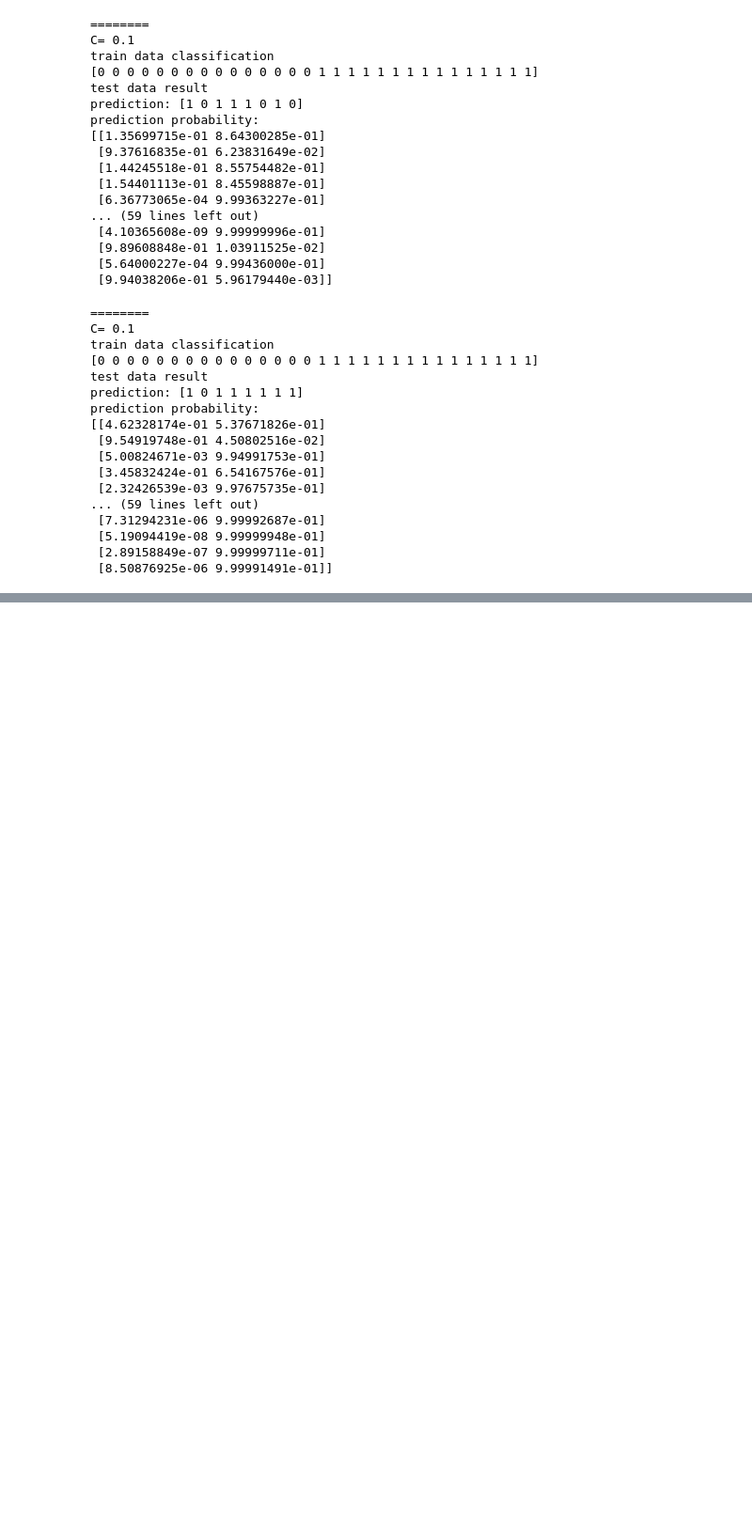
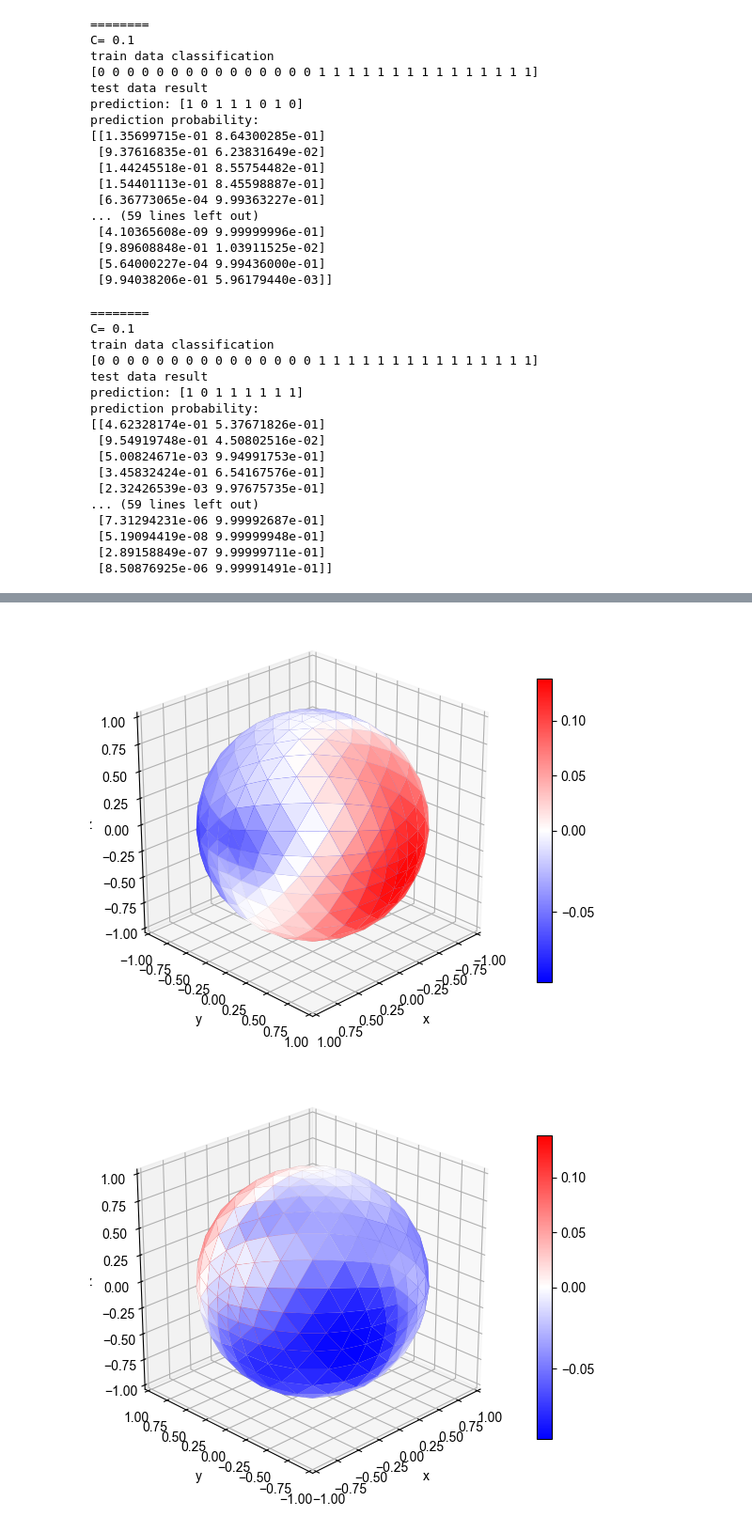
Before and after one commit to TopologicalBird/airway-pht-2, a Jupyter notebook: codes/evaluation_github.ipynb, the cells around one changed output, grey strips where cells are left out. Shown at 94% size. Saved outputs shown, nothing was run; the diff lists cells and outputs as text; code cells hidden in the pictures; blank space fills up the shorter version.

```diff
--- a/codes/evaluation_github.ipynb
+++ b/codes/evaluation_github.ipynb
@@ -805,3 +805,27 @@ prediction probability:
  [5.19094419e-08 9.99999948e-01]
  [2.89158849e-07 9.99999711e-01]
  [8.50876925e-06 9.99991491e-01]]
+# %%
+def octahedron_directions(f=9):
+    # Integer lattice points on the L1 “sphere”: |i|+|j|+|k| = f
+    pts = []
+    for i in range(-f, f+1):
+        for j in range(-f, f+1):
+            k_abs = f - abs(i) - abs(j)
+            if k_abs < 0:
+                continue
+            if k_abs == 0:
+                pts.append((i, j, 0))
+            else:
+                pts.append((i, j,  k_abs))
+                pts.append((i, j, -k_abs))
+
+    # Unique & sorted for reproducibility
+    pts = sorted(set(pts))
+
+    # Map to the octahedron surface (divide by f), then project to unit sphere
+    V = np.array(pts, dtype=float) / f
+    norms = np.linalg.norm(V, axis=1, keepdims=True)
+    dirs = V / norms  # 326 unit vectors
+
+    return dirs  # shape: (326, 3)
@@ -807,0 +882,4 @@ prediction probability:
+# %%
+pca = PCA()
+feature = pca.fit_transform(directLR_3dslicer)
+feature[:,1]
@@ -807,0 +895,18 @@ prediction probability:
+# %%
+dirs = octahedron_directions()
+loadings = pca.components_[1]
+
+plot_direction_heat_mesh(
+    dirs,
+    loadings,
+    orientation=True
+)
+
+plot_direction_heat_mesh(
+    dirs,
+    loadings,
+    orientation=False
+)
+# %% [output]
+[figure, added]
+[figure, added]
```
Also changed, not shown: parts of 14 cells of this notebook, 2 other files.
